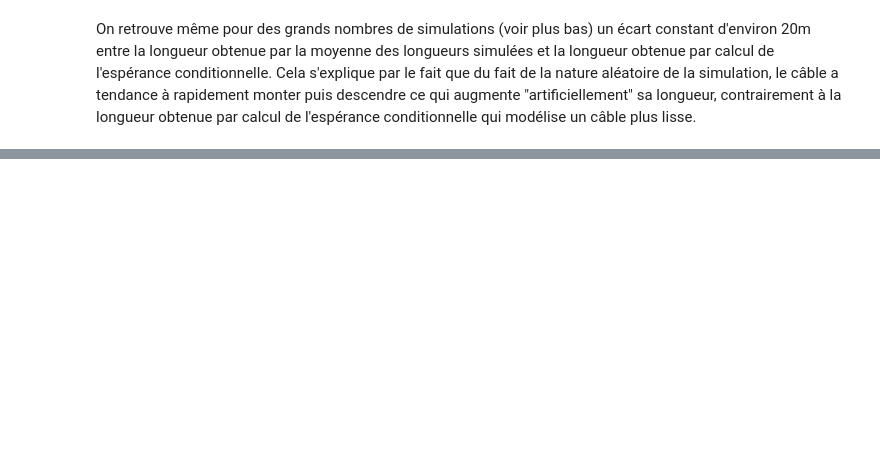
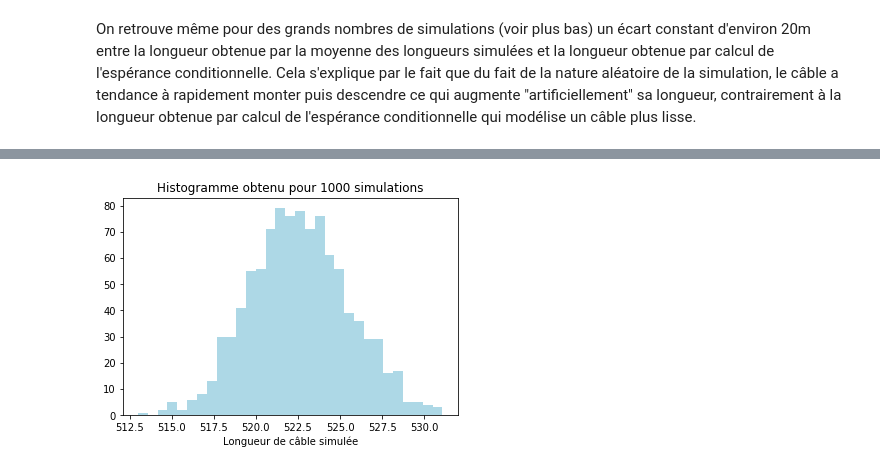
Before and after one commit to louisbzk/Projet_maths_probas, a Jupyter notebook: ProjetIII.ipynb, the cells around one changed output, grey strips where cells are left out. Cells and saved outputs as stored; diff of their text form; code cells hidden in the pictures; blank space fills up the shorter version.

```diff
--- a/ProjetIII.ipynb
+++ b/ProjetIII.ipynb
@@ -386,0 +483,4 @@ histogramme(Longueurs)
+# %%
+histogramme(Longueurs)
+# %% [output]
+[figure, added]
```
Also changed, not shown: parts of 23 cells of this notebook.
